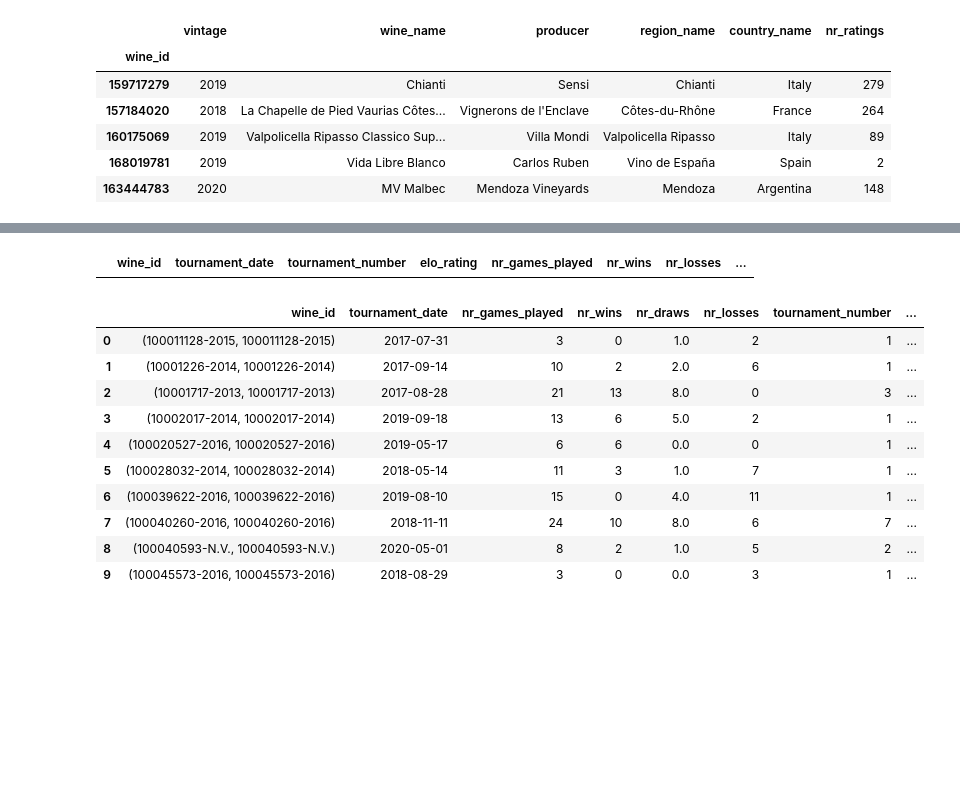
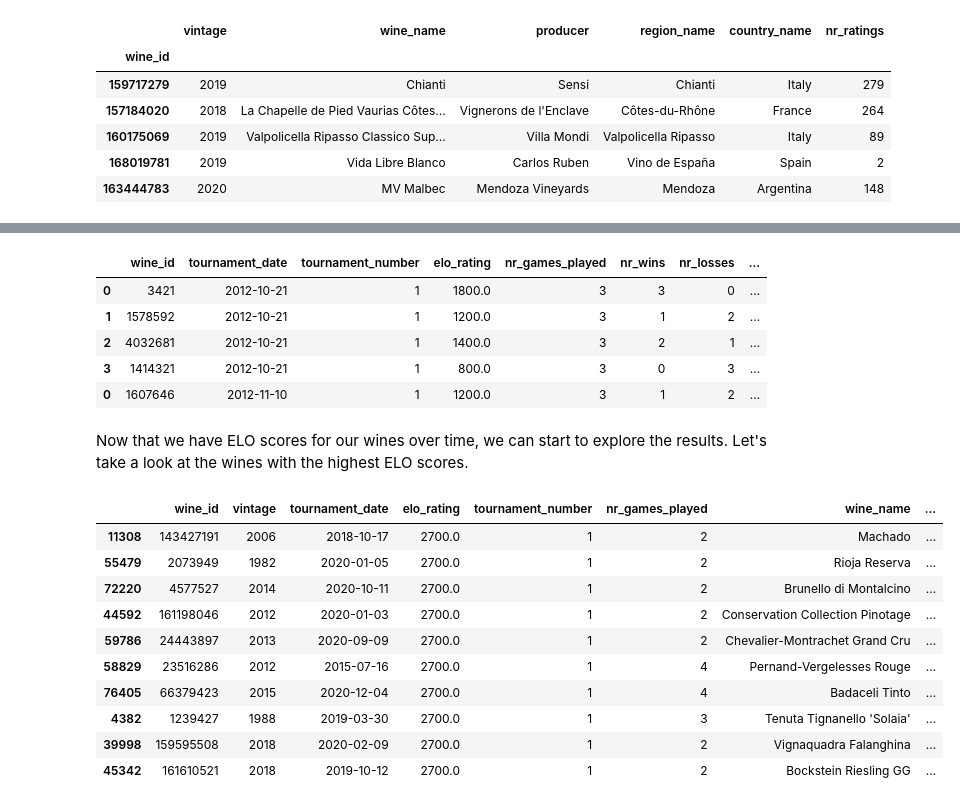
Before and after one commit to RoaldSchuring/WineELO, a Jupyter notebook: wine_elo.ipynb, the cells around one changed output, grey strips where cells are left out. Drawn from its saved outputs; the diff is of its cells as text; code cells hidden in the pictures; blank space fills up the shorter version.

```diff
--- a/wine_elo.ipynb
+++ b/wine_elo.ipynb
@@ -62,4 +75,6 @@ A key decision here is how we want to define a 'player' for the purposes of our
 # %%
-wine_reviews_cleaned = wdc.clean_wine_reviews(wine_review_df).set_index('wine_id')
+wine_reviews_cleaned = wdc.clean_wine_reviews(wine_review_df).set_index('wine_id').reset_index()
+wine_reviews_cleaned.drop_duplicates(inplace=True)
+wine_reviews_cleaned.set_index('wine_id', inplace=True)
 wine_reviews_cleaned.head()
 # %% [output]
@@ -83,28 +158,36 @@ These three head-to-head **matches** can be grouped together in what we will cal
 # %%
-# we need to define a score lookup table, which we will use to
+# score lookup table will store information about player performance that we need to initialize ratings as we run tournaments.
 score_lookup_table_columns = ['wine_id', 'tournament_date', 'tournament_number', 'elo_rating', 'nr_games_played', 'nr_wins', 'nr_losses', 'reviewer']
 score_lookup_table = pd.DataFrame(columns=score_lookup_table_columns)
 all_results = wdc.run_tournaments(wine_reviews_cleaned, score_lookup_table)
-
 all_results.to_csv('all_results.csv')
 all_results.head()
 # %% [output]
 |  | wine_id | tournament_date | tournament_number | elo_rating | nr_games_played | nr_wins | nr_losses | ... |
+| 0 | 3421 | 2012-10-21 | 1 | 1800.0 | 3 | 3 | 0 | ... |
+| 1 | 1578592 | 2012-10-21 | 1 | 1200.0 | 3 | 1 | 2 | ... |
+| 2 | 4032681 | 2012-10-21 | 1 | 1400.0 | 3 | 2 | 1 | ... |
+| 3 | 1414321 | 2012-10-21 | 1 | 800.0 | 3 | 0 | 3 | ... |
+| 0 | 1607646 | 2012-11-10 | 1 | 1200.0 | 3 | 1 | 2 | ... |
+# %% [markdown]
+Now that we have ELO scores for our wines over time, we can start to explore the results. Let's take a look at the wines with the highest ELO scores.
 # %%
 results_grouped = all_results.groupby('wine_id').agg({'tournament_date': 'max', 'nr_games_played': 'sum', 'nr_wins': 'sum', 'nr_draws': 'sum', 'nr_losses': 'sum', 'tournament_number': 'max'}).reset_index()
+results_grouped = pd.merge(results_grouped, all_results[['wine_id', 'tournament_date', 'elo_rating']], how='left', on=['wine_id', 'tournament_date']).drop_duplicates(subset=['wine_id'])
 
-results_grouped_with_score = pd.merge(results_grouped, all_results[['wine_id', 'tournament_date', 'elo_rating']], how='left', on=['wine_id', 'tournament_date']).drop_duplicates(subset=['wine_id'])
+results_grouped = pd.merge(results_grouped, wine_metadata, left_on='wine_id', right_index=True).drop_duplicates(subset=['wine_id'])
+results_grouped = results_grouped[['wine_id', 'vintage', 'tournament_date', 'elo_rating', 'tournament_number', 'nr_games_played', 'wine_name', 'producer', 'region_name', 'country_name']]
 
-results_grouped_with_score.head(10)
+results_grouped.sort_values(by=['elo_rating'], ascending=False).head(10)
 # %% [output]
-|  | wine_id | tournament_date | nr_games_played | nr_wins | nr_draws | nr_losses | tournament_number | ... |
-| 0 | (100011128-2015, 100011128-2015) | 2017-07-31 | 3 | 0 | 1.0 | 2 | 1 | ... |
-| 1 | (10001226-2014, 10001226-2014) | 2017-09-14 | 10 | 2 | 2.0 | 6 | 1 | ... |
-| 2 | (10001717-2013, 10001717-2013) | 2017-08-28 | 21 | 13 | 8.0 | 0 | 3 | ... |
-| 3 | (10002017-2014, 10002017-2014) | 2019-09-18 | 13 | 6 | 5.0 | 2 | 1 | ... |
-| 4 | (100020527-2016, 100020527-2016) | 2019-05-17 | 6 | 6 | 0.0 | 0 | 1 | ... |
-| 5 | (100028032-2014, 100028032-2014) | 2018-05-14 | 11 | 3 | 1.0 | 7 | 1 | ... |
-| 6 | (100039622-2016, 100039622-2016) | 2019-08-10 | 15 | 0 | 4.0 | 11 | 1 | ... |
-| 7 | (100040260-2016, 100040260-2016) | 2018-11-11 | 24 | 10 | 8.0 | 6 | 7 | ... |
-| 8 | (100040593-N.V., 100040593-N.V.) | 2020-05-01 | 8 | 2 | 1.0 | 5 | 2 | ... |
-| 9 | (100045573-2016, 100045573-2016) | 2018-08-29 | 3 | 0 | 0.0 | 3 | 1 | ... |
+|  | wine_id | vintage | tournament_date | elo_rating | tournament_number | nr_games_played | wine_name | ... |
+| 11308 | 143427191 | 2006 | 2018-10-17 | 2700.0 | 1 | 2 | Machado | ... |
+| 55479 | 2073949 | 1982 | 2020-01-05 | 2700.0 | 1 | 2 | Rioja Reserva | ... |
+| 72220 | 4577527 | 2014 | 2020-10-11 | 2700.0 | 1 | 2 | Brunello di Montalcino | ... |
+| 44592 | 161198046 | 2012 | 2020-01-03 | 2700.0 | 1 | 2 | Conservation Collection Pinotage | ... |
+| 59786 | 24443897 | 2013 | 2020-09-09 | 2700.0 | 1 | 2 | Chevalier-Montrachet Grand Cru | ... |
+| 58829 | 23516286 | 2012 | 2015-07-16 | 2700.0 | 1 | 4 | Pernand-Vergelesses Rouge | ... |
+| 76405 | 66379423 | 2015 | 2020-12-04 | 2700.0 | 1 | 4 | Badaceli Tinto | ... |
+| 4382 | 1239427 | 1988 | 2019-03-30 | 2700.0 | 1 | 3 | Tenuta Tignanello 'Solaia' | ... |
+| 39998 | 159595508 | 2018 | 2020-02-09 | 2700.0 | 1 | 2 | Vignaquadra Falanghina | ... |
+| 45342 | 161610521 | 2018 | 2019-10-12 | 2700.0 | 1 | 2 | Bockstein Riesling GG | ... |
```
Also changed, not shown: parts of 27 cells of this notebook, 4 other files.
